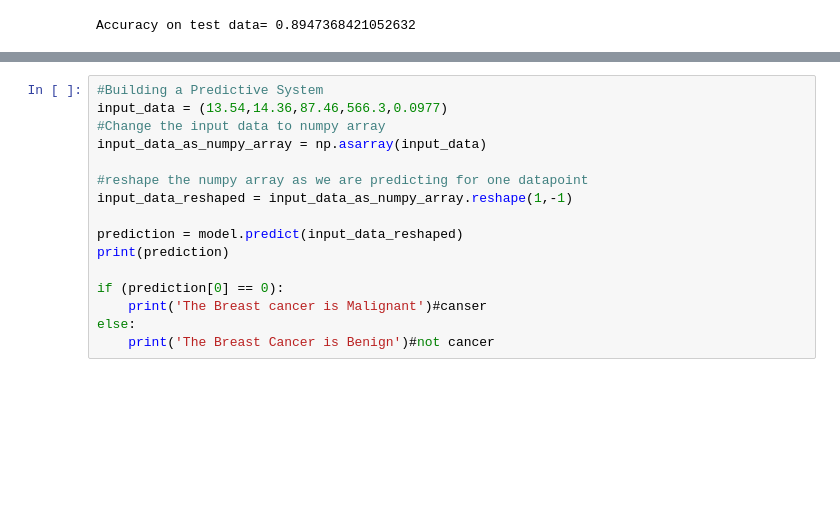
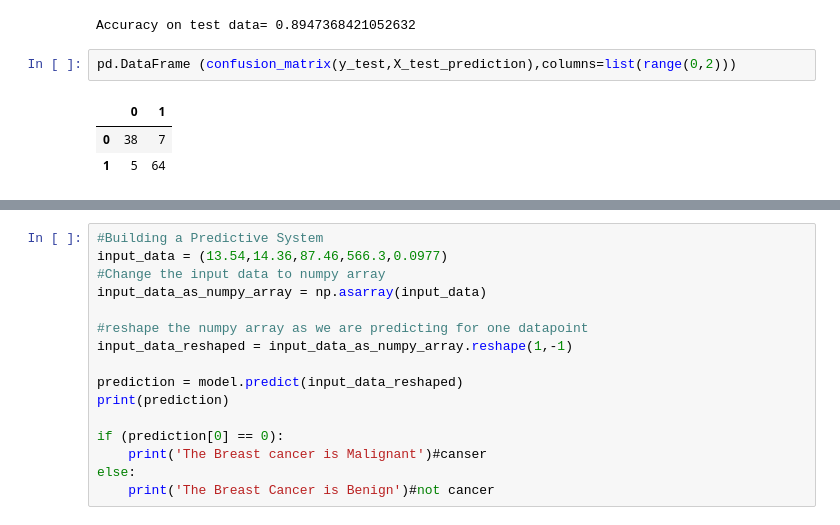
Before and after one commit to SanjanaLodhi/Breast_Cancer, a Jupyter notebook: breast.ipynb, the cells around one changed output, grey strips where cells are left out. Saved outputs shown, nothing was run; the diff lists cells and outputs as text; blank space fills up the shorter version.

```diff
--- a/breast.ipynb
+++ b/breast.ipynb
@@ -301,3 +301,9 @@ test_data_accuracy = accuracy_score(y_test,X_test_prediction)
 print("Accuracy on test data=" ,test_data_accuracy)
 # %% [output]
 Accuracy on test data= 0.8947368421052632
+# %%
+pd.DataFrame (confusion_matrix(y_test,X_test_prediction),columns=list(range(0,2)))
+# %% [output]
+|  | 0 | 1 |
+| 0 | 38 | 7 |
+| 1 | 5 | 64 |
```
Also changed, not shown: parts of 4 cells of this notebook.
